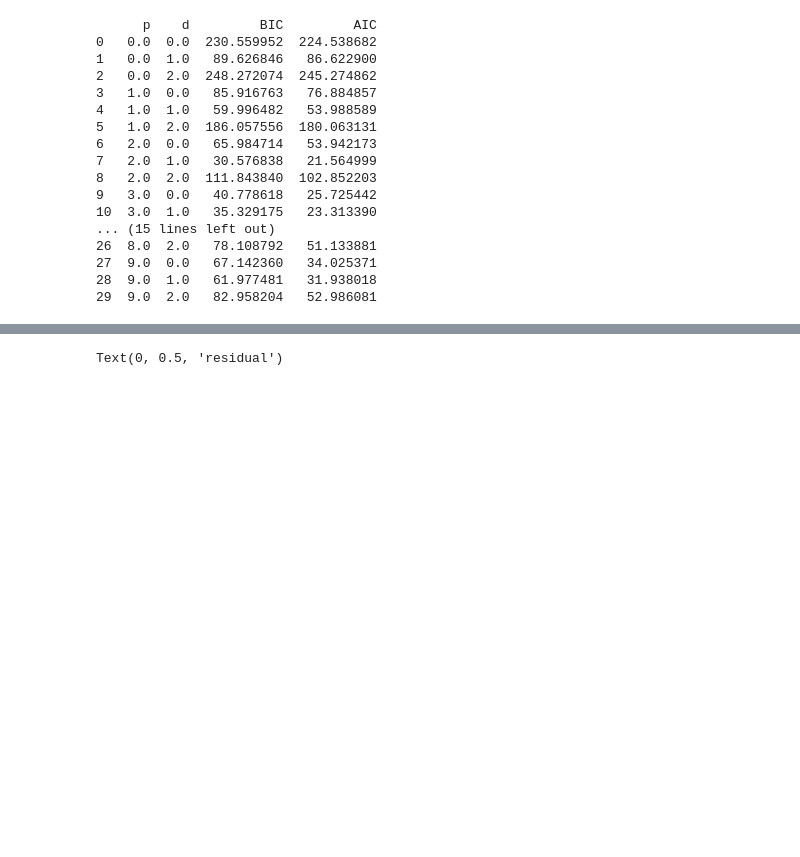
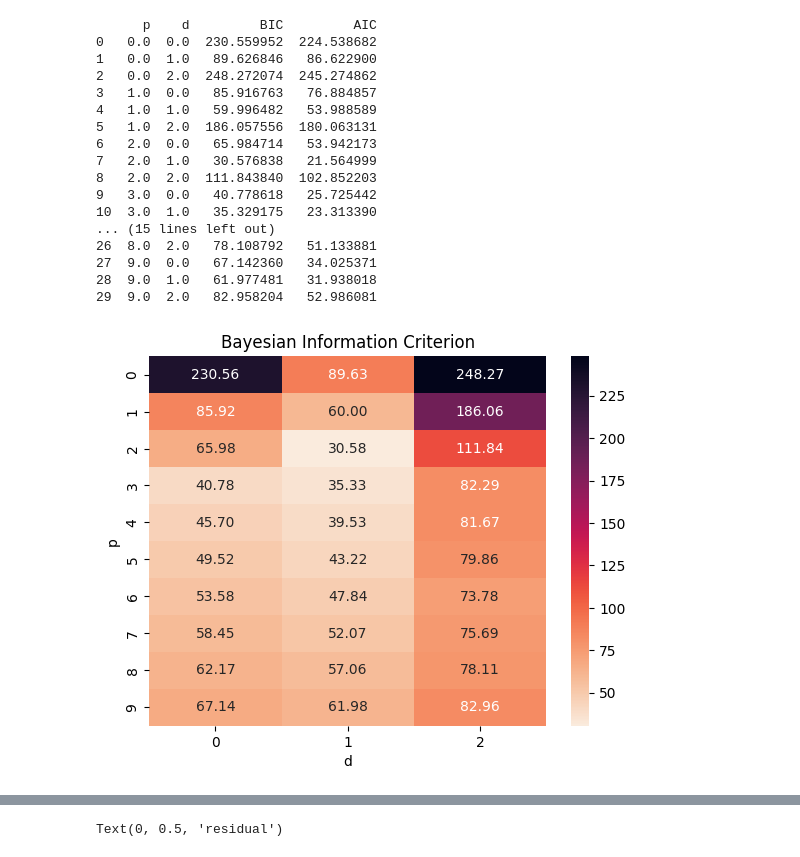
Before and after one commit to pmwaddell/scrape-mountain-weather-data, a Jupyter notebook: scrape_mountain_weather_data/analysis/time_series_analysis/chill_transform_arima.ipynb, the cells around one changed output, grey strips where cells are left out. Cells and saved outputs as stored; diff of their text form; code cells hidden in the pictures; blank space fills up the shorter version.

```diff
--- a/scrape_mountain_weather_data/analysis/time_series_analysis/chill_transform_arima.ipynb
+++ b/scrape_mountain_weather_data/analysis/time_series_analysis/chill_transform_arima.ipynb
@@ -64,11 +65,15 @@ plt.show()
 # Let's investigate a wider hyperparameter space: let's do a matrix with p = 0 to 9 and d = 0 to 2.
 # For each, fit the model and determine the BIC and AIC. Then see which model is found to be optimal by these criteria.
 hyperparam_results = pd.DataFrame(columns=['p', 'd', 'BIC', 'AIC'])
+aic_plot = pd.DataFrame({'0': [0] * 10, '1': [0] * 10, '2': [0] * 10})
+bic_plot = pd.DataFrame({'0': [0] * 10, '1': [0] * 10, '2': [0] * 10})
 
 for p in range(10):
     for d in range(3):
         arima_fit = ARIMA(chill_log, order=(p,d,0)).fit()
         hyperparam_results.loc[len(hyperparam_results.index)] = [p, d, arima_fit.bic, arima_fit.aic]
+        aic_plot.iloc[p, d] = arima_fit.aic
+        bic_plot.iloc[p, d] = arima_fit.bic
 
 print(hyperparam_results)
 # %% [output]
@@ -89,3 +94,11 @@ print(hyperparam_results)
 27  9.0  0.0   67.142360   34.025371
 28  9.0  1.0   61.977481   31.938018
 29  9.0  2.0   82.958204   52.986081
+# %%
+sns.heatmap(bic_plot, annot=True, cmap=sns.cm.rocket_r, fmt='.2f')
+plt.xlabel('d')
+plt.ylabel('p')
+plt.title('Bayesian Information Criterion')
+plt.show()
+# %% [output]
+[figure, added]
```
Also changed, not shown: parts of 16 cells of this notebook.
